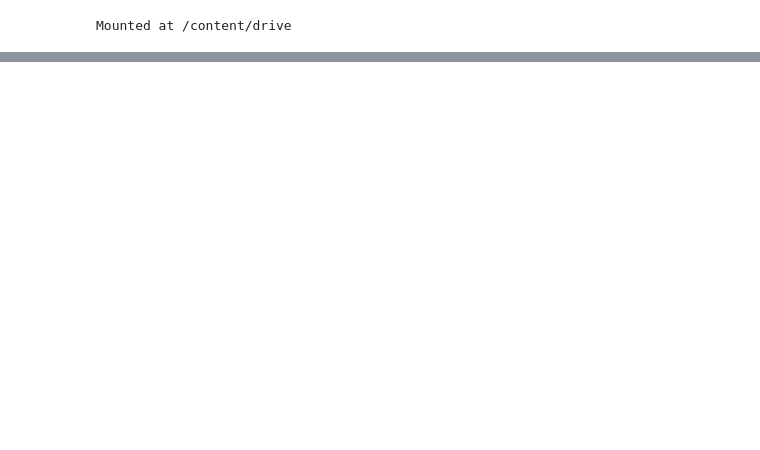
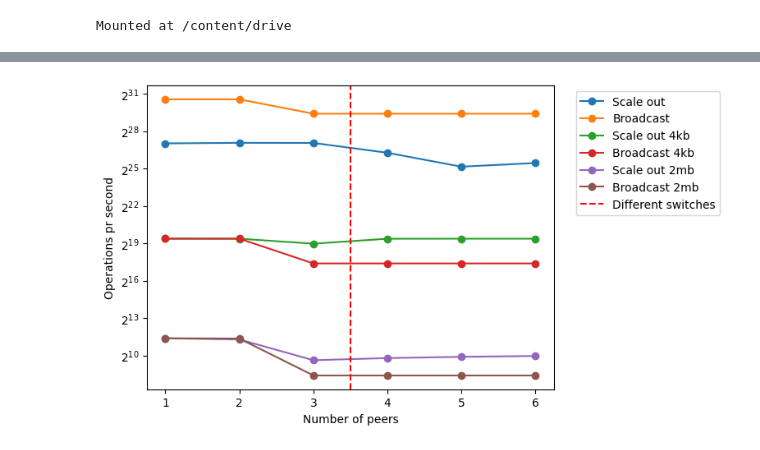
Before and after one commit to kritjo/sisci-perf, a Jupyter notebook: tools/charts.ipynb, the cells around one changed output, grey strips where cells are left out. Drawn from its saved outputs; the diff is of its cells as text; code cells hidden in the pictures; blank space fills up the shorter version.

```diff
--- a/tools/charts.ipynb
+++ b/tools/charts.ipynb
@@ -48,0 +54,42 @@ import math
+# %%
+SCALE_OUT_KEY_PREFIX = 'PIO_WRITE_SCALE_OUT_'
+BROADCAST_KEY_PREFIX = 'PIO_BROADCAST_'
+
+scale_out_results = list(filter(lambda x: x.key.startswith(SCALE_OUT_KEY_PREFIX), experiment_results))
+broadcast_results = list(filter(lambda x: x.key.startswith(BROADCAST_KEY_PREFIX), experiment_results))
+
+scale_out_1byte = filter(lambda x: x.bytes_pr_operation == 1, scale_out_results)
+broadcast_1byte = filter(lambda x: x.bytes_pr_operation == 1, broadcast_results)
+
+scale_out_4k = filter(lambda x: x.bytes_pr_operation == 4096, scale_out_results)
+broadcast_4k = filter(lambda x: x.bytes_pr_operation == 4096, broadcast_results)
+
+scale_out_2meg = filter(lambda x: x.bytes_pr_operation == 2097152, scale_out_results)
+broadcast_2meg = filter(lambda x: x.bytes_pr_operation == 2097152, broadcast_results)
+
+data = dict()
+data['scale_out_1byte'] = list(map(lambda x: x.operations / 2, scale_out_1byte))
+data['broadcast_1byte'] = list(map(lambda x: x.operations / 2, broadcast_1byte))
+data['scale_out_4k'] = list(map(lambda x: x.operations / 2, scale_out_4k))
+data['broadcast_4k'] = list(map(lambda x: x.operations / 2, broadcast_4k))
+data['scale_out_2meg'] = list(map(lambda x: x.operations / 2, scale_out_2meg))
+data['broadcast_2meg'] = list(map(lambda x: x.operations / 2, broadcast_2meg))
+
+x_label = 'Number of peers'
+y_label = 'Operations pr second'
+
+plt.plot(range(1, PEERS + 1), data['scale_out_1byte'], label='Scale out', marker='o')
+plt.plot(range(1, PEERS + 1), data['broadcast_1byte'], label='Broadcast', marker='o')
+plt.plot(range(1, PEERS + 1), data['scale_out_4k'], label='Scale out 4kb', marker='o')
+plt.plot(range(1, PEERS + 1), data['broadcast_4k'], label='Broadcast 4kb', marker='o')
+plt.plot(range(1, PEERS + 1), data['scale_out_2meg'], label='Scale out 2mb', marker='o')
+plt.plot(range(1, PEERS + 1), data['broadcast_2meg'], label='Broadcast 2mb', marker='o')
+plt.xticks(range(1, PEERS + 1))
+plt.xlabel(x_label)
+plt.ylabel(y_label)
+plt.yscale('log', base=2)
+plt.axvline(x = 3.5, label="Different switches", color='red', linestyle='--')
+plt.legend(bbox_to_anchor=(1.04, 1), loc="upper left")
+plt.show()
+# %% [output]
+[figure, added]
```
Also changed, not shown: parts of 12 cells of this notebook.
